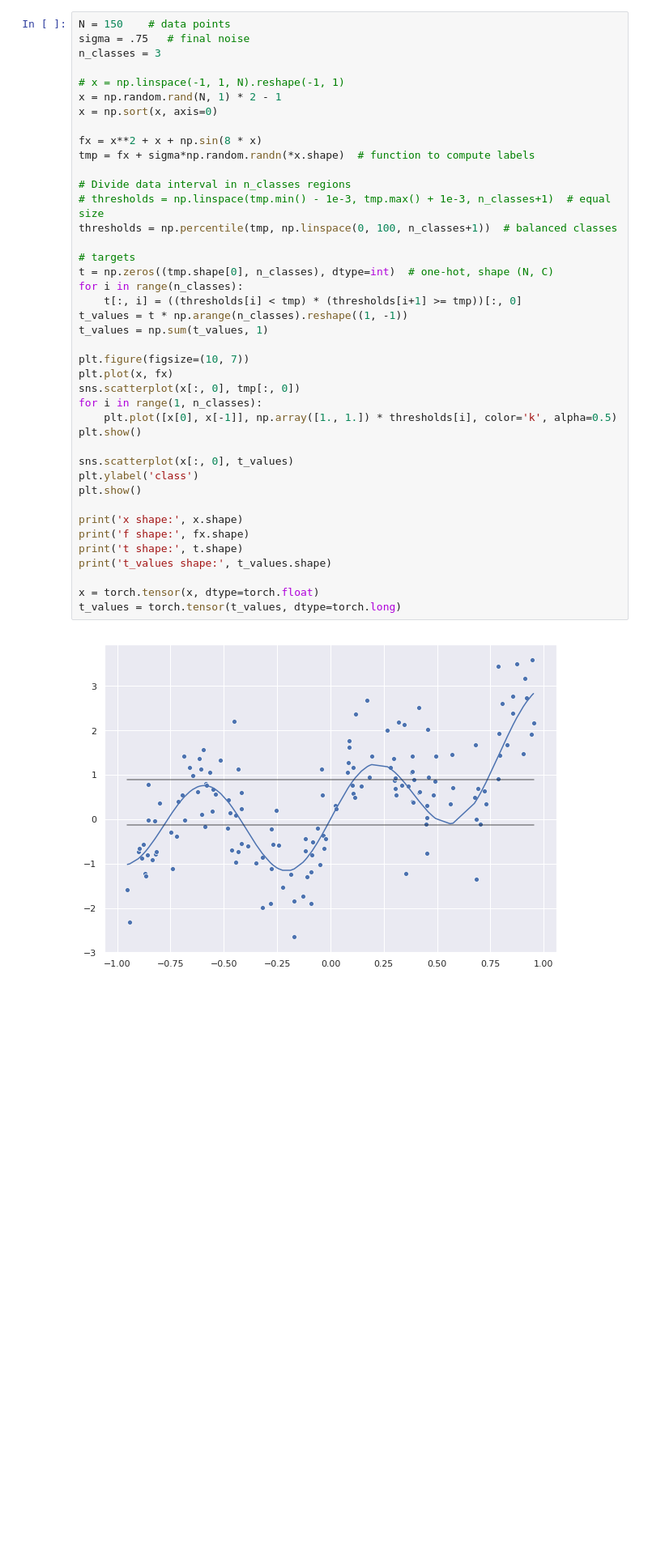
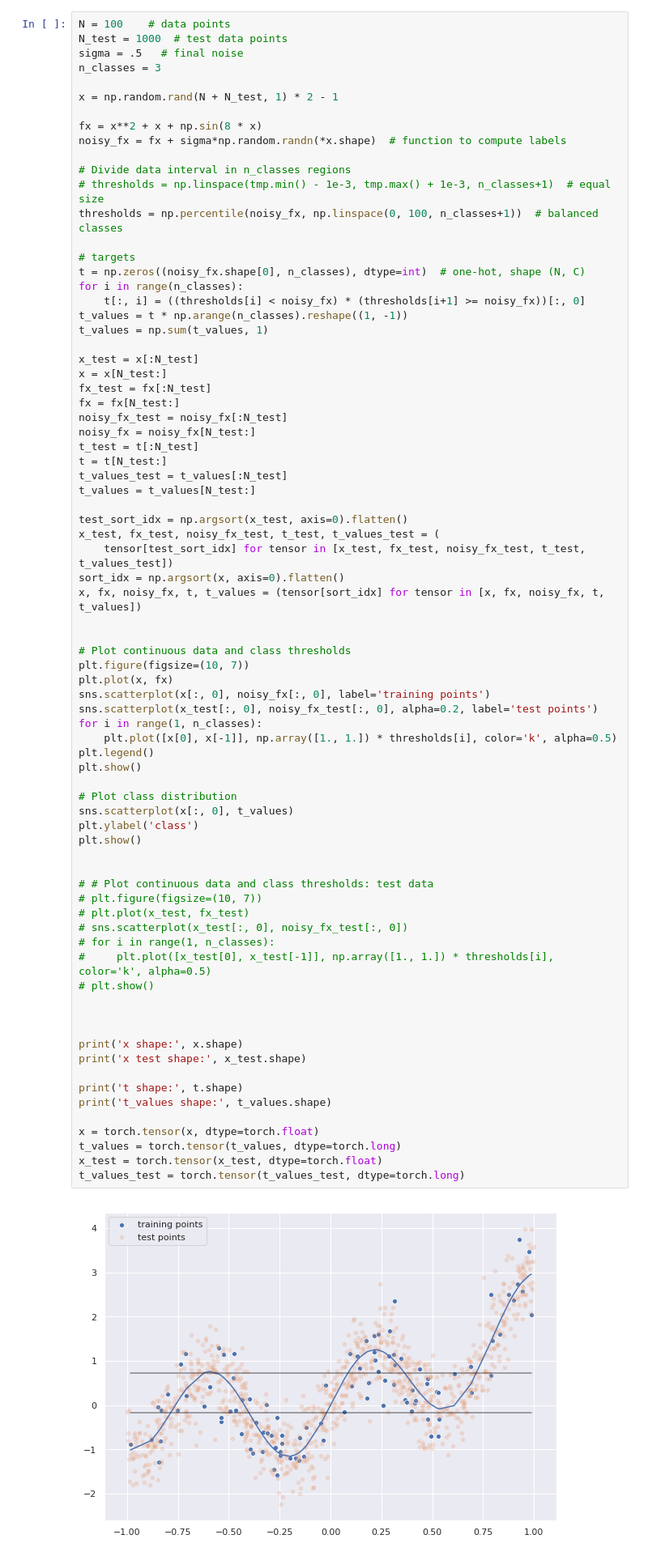
Before and after one commit to vlievin/deep-bayes, a Jupyter notebook: classification-toyexample-covariance.ipynb, the cells around one changed output. Shown at 81% size. Saved outputs shown, nothing was run; the diff lists cells and outputs as text; blank space fills up the shorter version.

```diff
--- a/classification-toyexample-covariance.ipynb
+++ b/classification-toyexample-covariance.ipynb
@@ -95,45 +95,80 @@ We can then write our ELBO as:
 
 Take $N$ random points in $[-1, 1]$, compute some function of the points and add noise, finally divide the data in $K=3$ classes of equal size.
 # %%
-N = 150    # data points
-sigma = .75   # final noise
+N = 100    # data points
+N_test = 1000  # test data points
+sigma = .5   # final noise
 n_classes = 3
 
-# x = np.linspace(-1, 1, N).reshape(-1, 1)
-x = np.random.rand(N, 1) * 2 - 1
-x = np.sort(x, axis=0)
+x = np.random.rand(N + N_test, 1) * 2 - 1
 
 fx = x**2 + x + np.sin(8 * x)
-tmp = fx + sigma*np.random.randn(*x.shape)  # function to compute labels
+noisy_fx = fx + sigma*np.random.randn(*x.shape)  # function to compute labels
 
 # Divide data interval in n_classes regions
 # thresholds = np.linspace(tmp.min() - 1e-3, tmp.max() + 1e-3, n_classes+1)  # equal size
-thresholds = np.percentile(tmp, np.linspace(0, 100, n_classes+1))  # balanced classes
+thresholds = np.percentile(noisy_fx, np.linspace(0, 100, n_classes+1))  # balanced classes
 
 # targets
-t = np.zeros((tmp.shape[0], n_classes), dtype=int)  # one-hot, shape (N, C)
+t = np.zeros((noisy_fx.shape[0], n_classes), dtype=int)  # one-hot, shape (N, C)
 for i in range(n_classes):
-    t[:, i] = ((thresholds[i] < tmp) * (thresholds[i+1] >= tmp))[:, 0]
+    t[:, i] = ((thresholds[i] < noisy_fx) * (thresholds[i+1] >= noisy_fx))[:, 0]
 t_values = t * np.arange(n_classes).reshape((1, -1))
 t_values = np.sum(t_values, 1)
 
+x_test = x[:N_test]
+x = x[N_test:]
+fx_test = fx[:N_test]
+fx = fx[N_test:]
+noisy_fx_test = noisy_fx[:N_test]
+noisy_fx = noisy_fx[N_test:]
+t_test = t[:N_test]
+t = t[N_test:]
+t_values_test = t_values[:N_test]
+t_values = t_values[N_test:]
+
+test_sort_idx = np.argsort(x_test, axis=0).flatten()
+x_test, fx_test, noisy_fx_test, t_test, t_values_test = (
+    tensor[test_sort_idx] for tensor in [x_test, fx_test, noisy_fx_test, t_test, t_values_test])
+sort_idx = np.argsort(x, axis=0).flatten()
+x, fx, noisy_fx, t, t_values = (tensor[sort_idx] for tensor in [x, fx, noisy_fx, t, t_values])
+
+
+# Plot continuous data and class thresholds
 plt.figure(figsize=(10, 7))
 plt.plot(x, fx)
-sns.scatterplot(x[:, 0], tmp[:, 0])
+sns.scatterplot(x[:, 0], noisy_fx[:, 0], label='training points')
+sns.scatterplot(x_test[:, 0], noisy_fx_test[:, 0], alpha=0.2, label='test points')
 for i in range(1, n_classes):
     plt.plot([x[0], x[-1]], np.array([1., 1.]) * thresholds[i], color='k', alpha=0.5)
+plt.legend()
 plt.show()
 
+# Plot class distribution
 sns.scatterplot(x[:, 0], t_values)
 plt.ylabel('class')
 plt.show()
 
+
+# # Plot continuous data and class thresholds: test data
+# plt.figure(figsize=(10, 7))
+# plt.plot(x_test, fx_test)
+# sns.scatterplot(x_test[:, 0], noisy_fx_test[:, 0])
+# for i in range(1, n_classes):
+#     plt.plot([x_test[0], x_test[-1]], np.array([1., 1.]) * thresholds[i], color='k', alpha=0.5)
+# plt.show()
+
+
+
 print('x shape:', x.shape)
-print('f shape:', fx.shape)
+print('x test shape:', x_test.shape)
+
 print('t shape:', t.shape)
 print('t_values shape:', t_values.shape)
 
 x = torch.tensor(x, dtype=torch.float)
 t_values = torch.tensor(t_values, dtype=torch.long)
+x_test = torch.tensor(x_test, dtype=torch.float)
+t_values_test = torch.tensor(t_values_test, dtype=torch.long)
 # %% [output]
-[figure, old version]
+[figure, new version]
```
Also changed, not shown: parts of 8 cells of this notebook.
